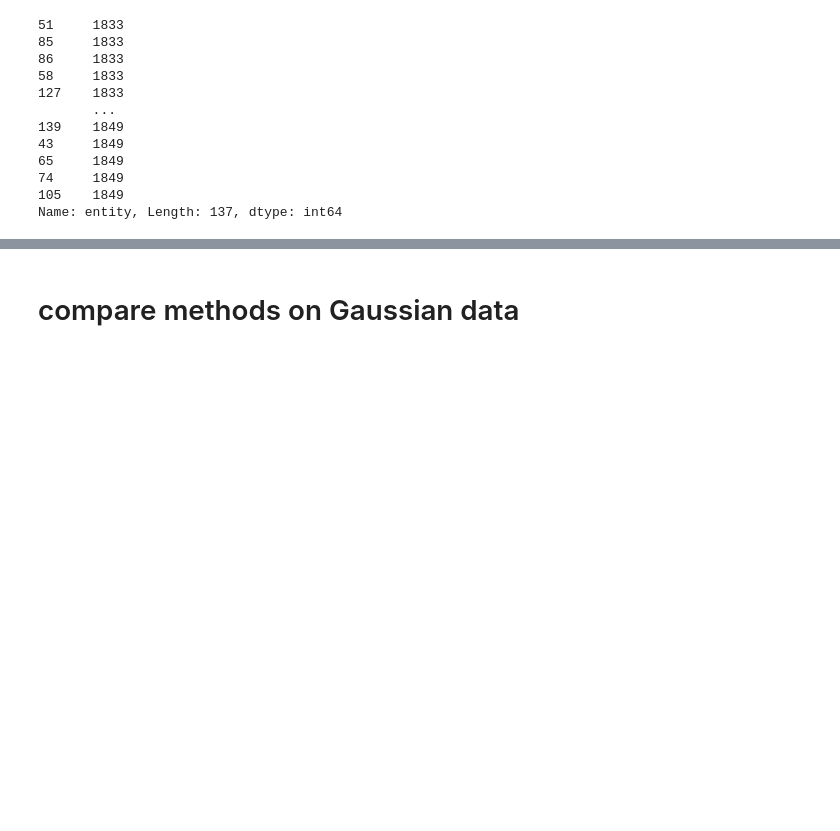
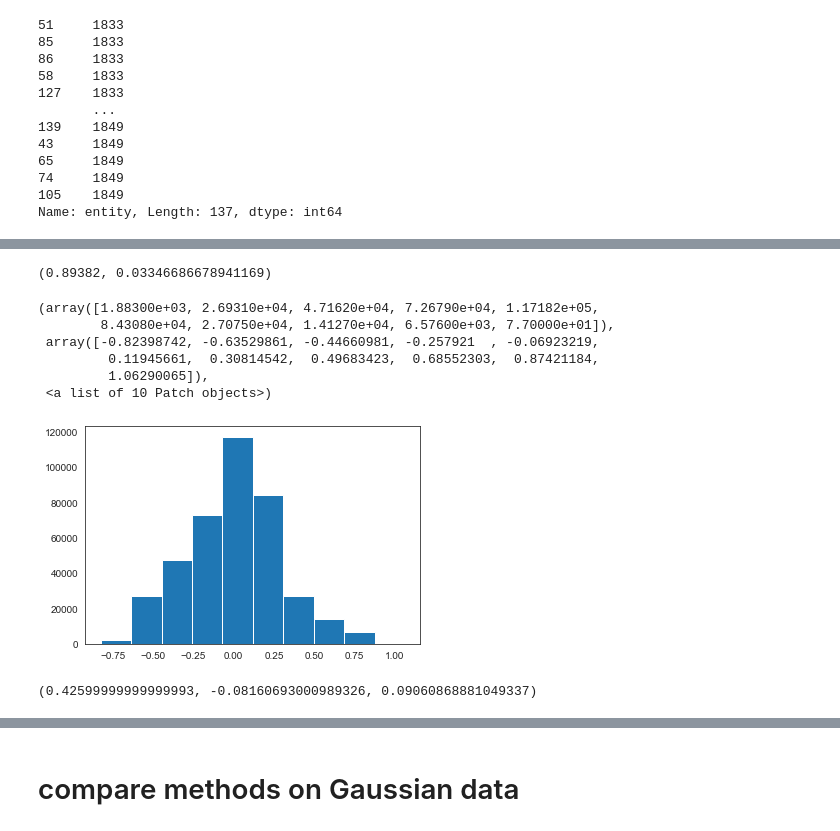
Before and after one commit to CINPLA/septum-mec, a Jupyter notebook: notebooks/20_comparisons_gridcells.ipynb, the cells around one changed output, grey strips where cells are left out. Cells and saved outputs as stored; diff of their text form; code cells hidden in the pictures; blank space fills up the shorter version.

Commit message:
block bootstrap an permutation test

```diff
--- a/notebooks/20_comparisons_gridcells.ipynb
+++ b/notebooks/20_comparisons_gridcells.ipynb
@@ -298,2 +270,2 @@ Name: entity, Length: 137, dtype: int64
 # %%
-group = results['gridness'].groupby('entity').sample(n=1)
+group = results['gridness'].loc[:, ['entity', control, case]].groupby('entity')
@@ -305,0 +276,4 @@ AttributeError: Cannot access callable attribute 'sample' of 'DataFrameGroupBy'
+# %%
+for i, grp in group:
+    print(grp)
+    break
@@ -305,0 +295,39 @@ AttributeError: Cannot access callable attribute 'sample' of 'DataFrameGroupBy'
+# %%
+def block_permutation_resampling_test(data, groupby, case, control, n_blocks=100, n_samples=1000, statistic=np.mean):
+    group = data.loc[:, [groupby, control, case]].groupby(groupby)
+    case_mean, _, _ = compute_weighted_mean_sem(data, case, groupby)
+    control_mean, _, _ = compute_weighted_mean_sem(data, control, groupby)
+    obs_diff = abs(case_mean - control_mean)
+    boot_samples = []
+    for _ in np.arange(n_blocks):
+        group_sample = group.sample(n=group.size().min()).groupby(groupby)
+        for idx, subgroup in group_sample:
+            combined = np.concatenate([
+                subgroup[case].dropna().values,
+                subgroup[control].dropna().values
+            ])
+            num_case = subgroup[case].count()
+            diffs = []
+            for i in range(n_samples):
+                xs = np.random.permutation(combined)
+                diff = statistic(xs[:num_case]) - statistic(xs[num_case:])
+                diffs.append(diff)
+            boot_samples.extend(diffs)
+    pvalue = np.mean(np.abs(boot_samples) >= obs_diff)
+    return pvalue, obs_diff, np.array(boot_samples)
+# %%
+pval, effect_size, diffs = block_permutation_resampling_test(results['gridness'], 'entity', case, control)
+# %%
+pval, effect_size
+# %% [output]
+(0.89382, 0.03346686678941169)
+# %%
+plt.hist(diffs)
+# %% [output]
+(array([1.88300e+03, 2.69310e+04, 4.71620e+04, 7.26790e+04, 1.17182e+05,
+        8.43080e+04, 2.70750e+04, 1.41270e+04, 6.57600e+03, 7.70000e+01]),
+ array([-0.82398742, -0.63529861, -0.44660981, -0.257921  , -0.06923219,
+         0.11945661,  0.30814542,  0.49683423,  0.68552303,  0.87421184,
+         1.06290065]),
+ <a list of 10 Patch objects>)
+[figure, added]
@@ -305,0 +361,4 @@ AttributeError: Cannot access callable attribute 'sample' of 'DataFrameGroupBy'
+# %%
+pval, low, high
+# %% [output]
+(0.42599999999999993, -0.08160693000989326, 0.09060868881049337)
```
Also changed, not shown: parts of 14 cells of this notebook, 1 other file.
